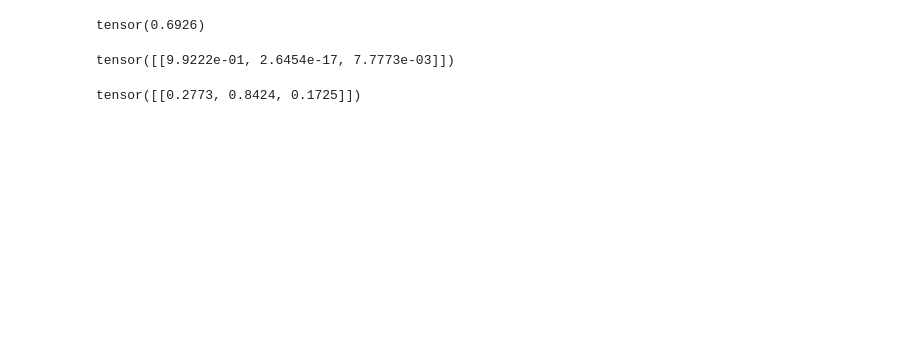
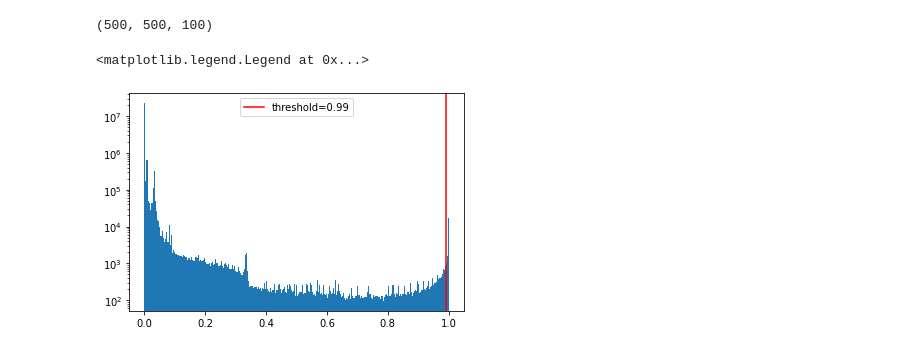
Before and after one commit to dobrik4ever/Master-Thesis, a Jupyter notebook: 3 Methods, material/file_viewer.ipynb, the cells around one changed output. Drawn from its saved outputs; the diff is of its cells as text; code cells hidden in the pictures; blank space fills up the shorter version.

```diff
--- a/3 Methods, material/file_viewer.ipynb
+++ b/3 Methods, material/file_viewer.ipynb
@@ -319,22 +10,15 @@ torch.Size([1, 1, 100, 100])
-# %%
-a = torch.zeros([1,2,3,3])
-a[0,0,1,1] = 1
-a[0,1,1,2] = 1
-
-b = torch.tensor(np.copy(a))
-b[a == 1] = 0.5
-b = torch.nn.Softmax(dim=1)(b)
-torch.nn.CrossEntropyLoss()(a, b)
-# %% [output]
-tensor(0.6926)
-# %%
-a = torch.rand([1,3])*100
-b = torch.tensor([[0,1,1]])
-c = torch.nn.Softmax(dim=1)(a)
-c
-# %% [output]
-tensor([[9.9222e-01, 2.6454e-17, 7.7773e-03]])
-# %%
-a
-# %% [output]
-tensor([[0.2773, 0.8424, 0.1725]])
+# %%
+folder = '../5 Analysis, results/MBT_NET_1/commit 2 - 015c0a6e7a3d787129bede3d113a1f81c369b4d0'
+fname = 'U_net_1_epoch_198-class_1.npy'
+mask_macrophages = np.load(f'{folder}/{fname}')
+print(mask_macrophages.shape)
+threshold = 0.99
+
+plt.hist(mask_macrophages.flatten(), bins=300);
+plt.yscale('log')
+plt.axvline(threshold, label=f'{threshold=}', c='r')
+plt.legend()
+# %% [output]
+(500, 500, 100)
+<matplotlib.legend.Legend at 0x...>
+[figure, added]
```
Also changed, not shown: parts of 15 cells of this notebook, 2 other files.
